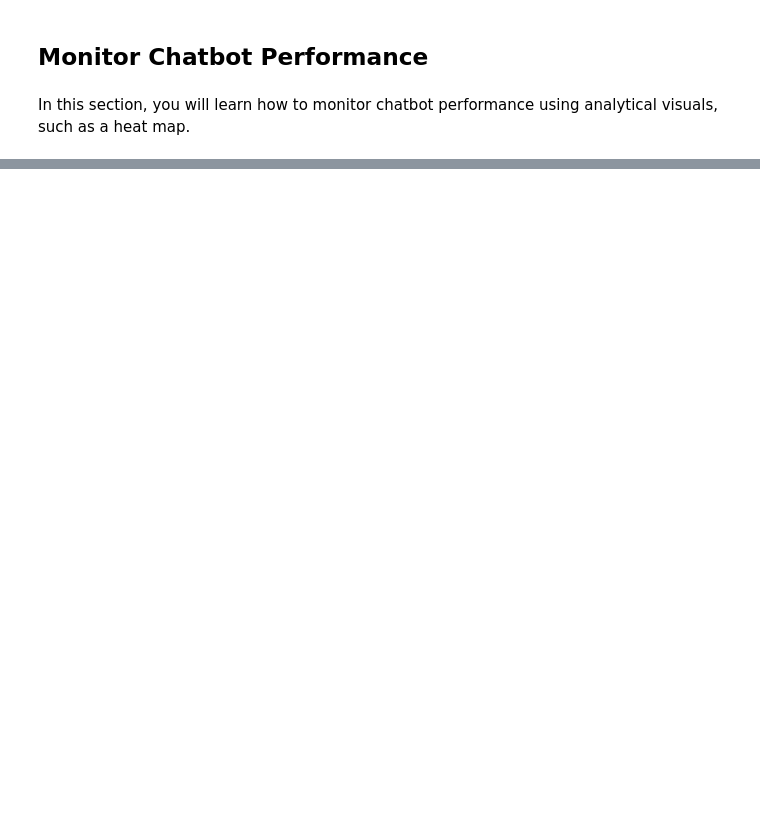
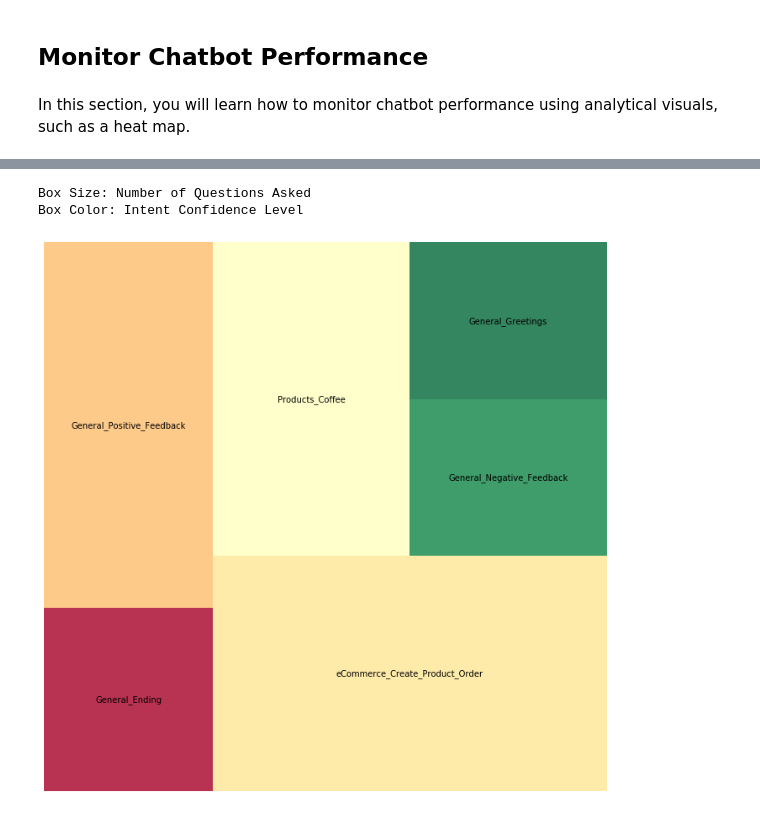
Before and after one commit to ahariharan95/WatsonAssistant-WatsonDiscovery_Tutorial, a Jupyter notebook: WA_NLU_Tutorial.ipynb, the cells around one changed output, grey strips where cells are left out. Drawn from its saved outputs; the diff is of its cells as text; code cells hidden in the pictures; blank space fills up the shorter version.

```diff
--- a/WA_NLU_Tutorial.ipynb
+++ b/WA_NLU_Tutorial.ipynb
@@ -140,0 +224,5 @@ In this section, you will learn how to monitor chatbot performance using analyti
+# %%
+project = Project.access()
+log_file = project.get_file('Clean_Log.csv') # call the Clean Log back into the file to work with
+df_data = pd.read_csv(log_file)
+df_data.head()
@@ -140,0 +237,41 @@ In this section, you will learn how to monitor chatbot performance using analyti
+# %%
+# Creates new intent_df that contains cleaned data
+
+df_conf = pd.DataFrame(df_data.groupby(['intent_type']).mean()['intent_confidence'].sort_values())
+df_count= pd.DataFrame(df_data.groupby(['intent_type']).count()['user_id'])
+
+intent_df1 = pd.merge(df_conf, df_count, left_index=True, right_index=True)
+intent_df1=intent_df1.rename(columns={'user_id':'count'})
+# %%
+%%capture
+!pip install squarify
+
+# import visualization packages
+import matplotlib
+import matplotlib.pyplot as plt
+import squarify
+import seaborn as sns
+
+#Add Heatmap
+cm = sns.light_palette('blue', as_cmap=True)
+intent_df1.style.background_gradient(cmap=cm)
+
+# create a color palette, mapped to these values
+cmap = matplotlib.cm.RdYlGn
+mini=min(intent_df1['intent_confidence'])
+maxi=max(intent_df1['intent_confidence'])
+norm = matplotlib.colors.Normalize(vmin=mini, vmax=maxi)
+colors = [cmap(norm(value)) for value in intent_df1['intent_confidence']]
+# %%
+# Heatmap
+plt.figure(figsize=(12,12))
+squarify.plot(sizes=intent_df1['count'], label=intent_df1.index, alpha=.8, color=colors )
+plt.axis('off')
+print('Box Size: Number of Questions Asked')
+print('Box Color: Intent Confidence Level')
+
+plt.show()
+# %% [output]
+Box Size: Number of Questions Asked
+Box Color: Intent Confidence Level
+[figure, added]
```
Also changed, not shown: parts of 15 cells of this notebook.
